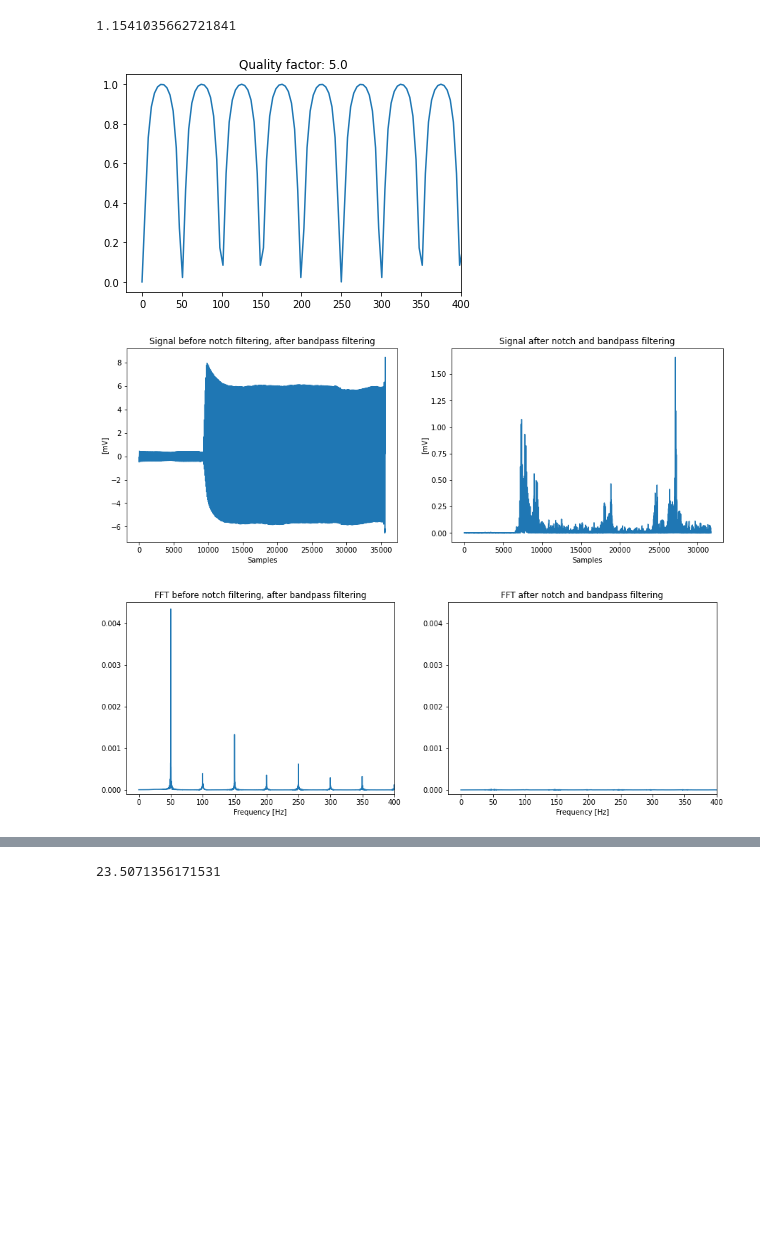
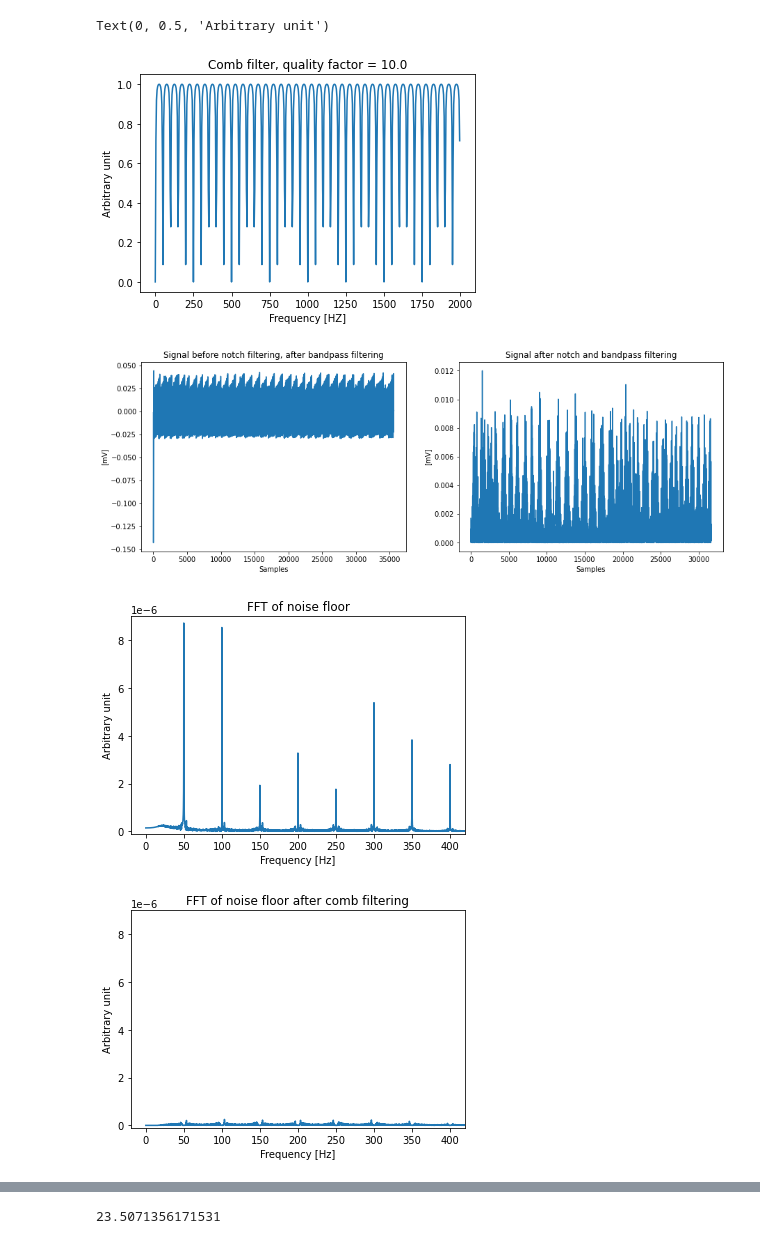
Before and after one commit to kstray/master-thesis-implementation, a Jupyter notebook: emg_processing.ipynb, the cells around one changed output, grey strips where cells are left out. Cells and saved outputs as stored; diff of their text form; code cells hidden in the pictures; blank space fills up the shorter version.

```diff
--- a/emg_processing.ipynb
+++ b/emg_processing.ipynb
@@ -13,5 +26,5 @@ resolution = (2**23) - 1
 # %%
-channel_data_i = np.load('channel_data_shorted_internal.npy')
+channel_data_i = np.load('channel_data_shorted_external.npy')
 df_i = pd.DataFrame(data=channel_data_i.T).set_index(0)
 df_i = (df_i * v_ref) / resolution
 df_i /= gain
@@ -45,6 +58,6 @@ Text(0.5, 0, 'Time')
 # %%
 # Extract raw EMG signals and find FFT
-y = df.channel_1
+y = df_i.channel_5
 y = y.to_numpy()
 y = y[1000:-3000]
 y = y - y.mean()            # Center around zero
@@ -83,7 +99,7 @@ Text(0.5, 0, 'Frequency [Hz]')
 # %%
 # Comb filter
 notch_freq = 50.0     # Frequency to be removed from signal (Hz)
-quality_factor = 5.0
+quality_factor = 10.0
 b_notch, a_notch = scipy.signal.iircomb(w0=notch_freq, Q=quality_factor, fs=sampling_rate, ftype='notch')
 freq, h = scipy.signal.freqz(b_notch, a_notch, fs=sampling_rate)
 y_notched = scipy.signal.filtfilt(b_notch, a_notch, y_butter)
@@ -92,49 +108,53 @@ y_notched = scipy.signal.filtfilt(b_notch, a_notch, y_butter)
 
 fig = plt.figure()
 plt.plot(freq, h)
-plt.xlim(-20, 400)
-plt.title('Quality factor: ' + str(quality_factor))
+# plt.xlim(-20, 400)
+plt.title('Comb filter, quality factor = ' + str(quality_factor))
+plt.ylabel('Arbitrary unit')
+plt.xlabel('Frequency [HZ]')
 
 y_notched = y_notched[2000:-2000]
 
 N_notched = len(y_notched)
 x_notched = np.linspace(0.0, 1.0/(2.0*T), N_notched//2)
 y_notched_fft = scipy.fftpack.fft(y_notched)
 
 
 fig = plt.figure(figsize=(15,5))
 plt.subplot(1, 2, 1)
 plt.plot(y_butter*1000)
 # plt.xlim(10000,12000)
 plt.title('Signal before notch filtering, after bandpass filtering')
 plt.ylabel('[mV]')
 plt.xlabel('Samples')
 plt.subplot(1, 2, 2)
 plt.plot(abs(y_notched*1000))
 # plt.xlim(6000, 9000)
 plt.title('Signal after notch and bandpass filtering')
 plt.ylabel('[mV]')
 plt.xlabel('Samples')
 
-fig = plt.figure(figsize=(15,5))
-plt.subplot(1, 2, 1)
+fig = plt.figure()
 plt.plot(x_butter, 2.0/N_butter * np.abs(y_butter_fft[:N_butter//2]))
-plt.xlim(-20, 400)
-plt.ylim(-0.0001, 0.0045)
-plt.title('FFT before notch filtering, after bandpass filtering')
+plt.xlim(-20, 420)
+plt.ylim(-1e-7, 9e-6)
+plt.title('FFT of noise floor')
 plt.xlabel('Frequency [Hz]')
-plt.subplot(1, 2, 2)
+plt.ylabel('Arbitrary unit')
+
+fig = plt.figure()
 plt.plot(x_notched, 2.0/N_notched * np.abs(y_notched_fft[:N_notched//2]))
-plt.xlim(-20, 400)
-plt.ylim(-0.0001, 0.0045)
-plt.title('FFT after notch and bandpass filtering')
+plt.xlim(-20, 420)
+plt.ylim(-1e-7, 9e-6)
+plt.title('FFT of noise floor after comb filtering')
 plt.xlabel('Frequency [Hz]')
-print(np.max(y_notched*1000))
+plt.ylabel('Arbitrary unit')
 # %% [output]
-1.1541035662721841
+Text(0, 0.5, 'Arbitrary unit')
-[figure, old version]
+[figure, new version]
-[figure, old version]
+[figure, new version]
-[figure, old version]
+[figure, new version]
+[figure, added]
 # %%
 # Remove 50Hz harmonics from spectrum and transform back to time domain
 psd = y_notched_fft * np.conj(y_notched_fft)/N_notched
```
Also changed, not shown: parts of 4 cells of this notebook, 13 other files.
